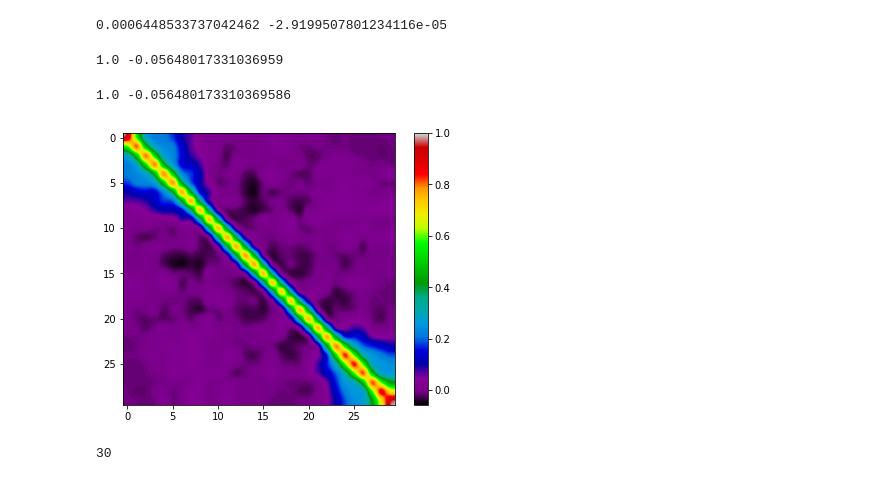
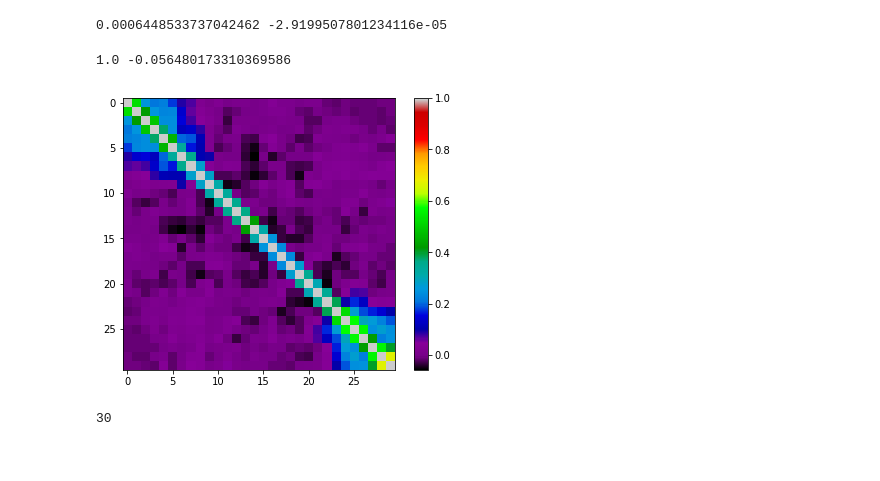
Before and after one commit to LBJ-Wade/fisher_wst, a Jupyter notebook: check_fisher_funcs.ipynb, the cells around one changed output. Drawn from its saved outputs; the diff is of its cells as text; code cells hidden in the pictures.

```diff
--- a/check_fisher_funcs.ipynb
+++ b/check_fisher_funcs.ipynb
@@ -95,17 +88,15 @@ for i in range(30):
 # %%
-print (np.max(corr), np.min(corr))
+#print (np.max(corr), np.min(corr))
-# %% [output]
-1.0 -0.05648017331036959
 # %%
 corr = np.corrcoef(spec_all[:,s1:s2], rowvar=False)
 print (np.max(corr), np.min(corr))
 fig, ax = plt.subplots(1, figsize=(7,5))
-cs = ax.imshow(corr,interpolation='gaussian', cmap='nipy_spectral')
+cs = ax.imshow(corr, cmap='nipy_spectral')
 plt.colorbar(cs)
 plt.show()
 # %% [output]
 1.0 -0.056480173310369586
-[figure, old version]
+[figure, new version]
 # %%
 cov_spec.shape[0]
 # %% [output]
```
Also changed, not shown: parts of 24 cells of this notebook.
